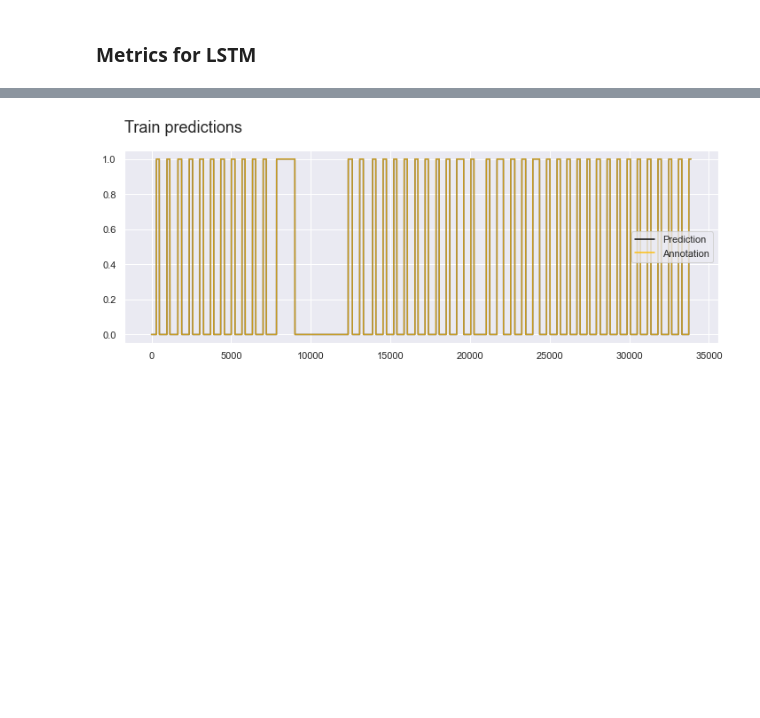
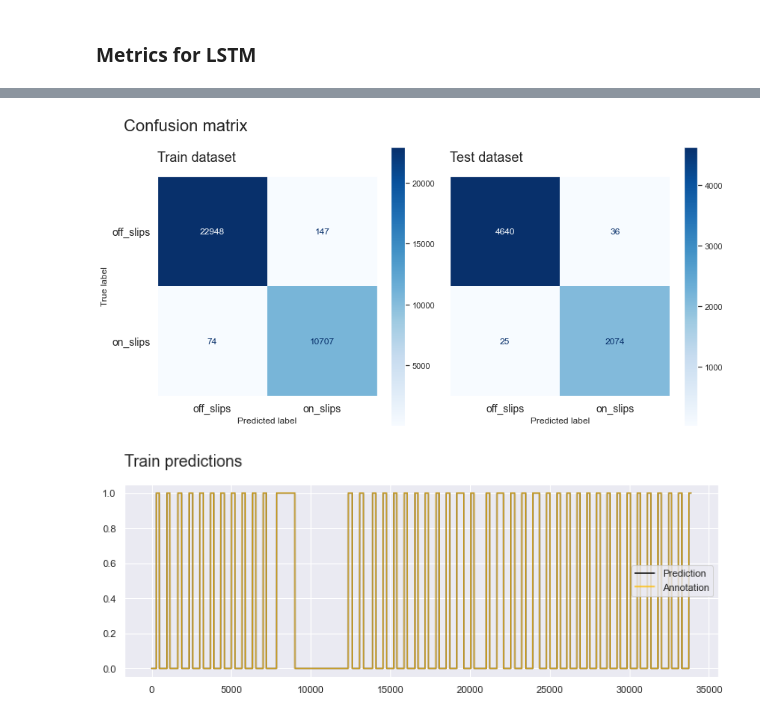
Before and after one commit to baiochi/intelie-challange, a Jupyter notebook: project_notebook.ipynb, the cells around one changed output, grey strips where cells are left out. Cells and saved outputs as stored; diff of their text form; code cells hidden in the pictures; blank space fills up the shorter version.

```diff
--- a/project_notebook.ipynb
+++ b/project_notebook.ipynb
@@ -2232,4 +2230,30 @@ Test classification report:
 weighted avg      0.991     0.991     0.991      6775
+# %%
+# Instantiate confusion matrix for train and test datasets
+cm_train = confusion_matrix(y_train, y_train_pred.round())
+cm_test = confusion_matrix(y_test, y_test_pred.round())
+
+fig, ax = plt.subplots(1, 2, figsize=(12, 6), sharex=True, sharey=True)
+# Plot confusion matrix for train dataset
+fig.suptitle('Confusion matrix', size=22, horizontalalignment='left', x=0.05)
+ConfusionMatrixDisplay(cm_train, display_labels=LABELS).plot(ax=ax[0], cmap='Blues')
+
+# Plot confusion matrix for test dataset
+ConfusionMatrixDisplay(cm_test, display_labels=LABELS).plot(ax=ax[1], cmap='Blues')
+
+# Style params
+for i in range(2):
+    ax[i].tick_params(axis='both', which='major', labelsize=14)
+    ax[i].grid(False)
+ax[0].set_title('Train dataset', size=18, pad=20, loc='left')
+ax[1].set_title('Test dataset', size=18, pad=20, loc='left')
+ax[1].set_ylabel('')
+
+# Show figure
+plt.tight_layout()
+plt.show()
+# %% [output]
+[figure, added]
 # %%
 # Plot predictions
 plt.figure(figsize=(12, 4))
```
Also changed, not shown: parts of 17 cells of this notebook.
